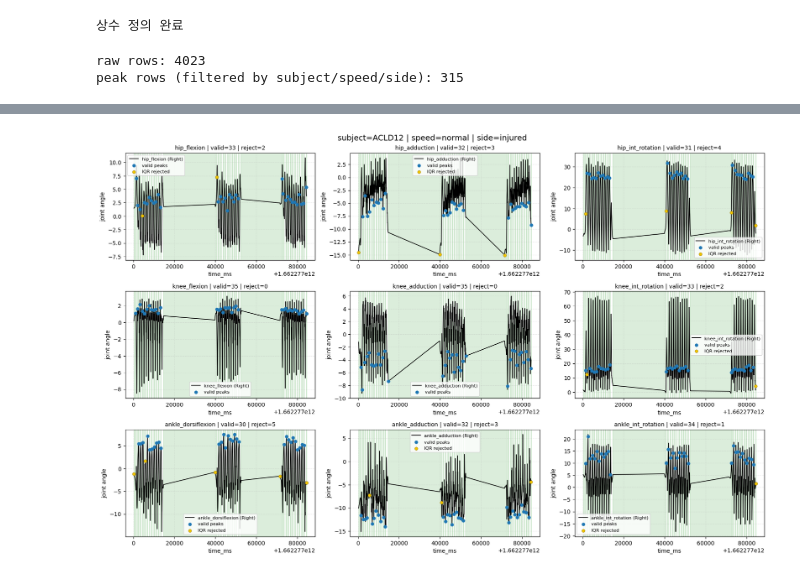
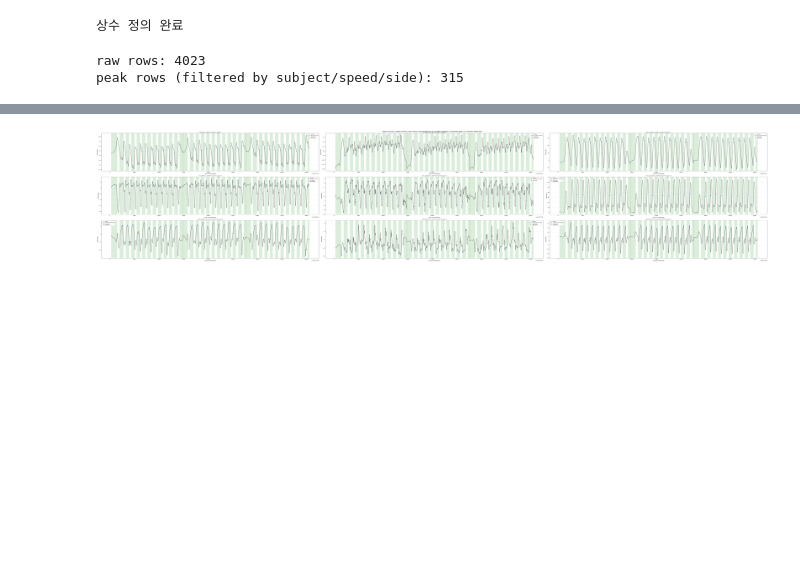
Before and after one commit to ryutt919/Knee-Assessment-from-Gait, a Jupyter notebook: notebooks/peak_segmentation.ipynb, the cells around one changed output, grey strips where cells are left out. Drawn from its saved outputs; the diff is of its cells as text; code cells hidden in the pictures; blank space fills up the shorter version.

```diff
--- a/notebooks/peak_segmentation.ipynb
+++ b/notebooks/peak_segmentation.ipynb
@@ -42,21 +42,24 @@ SUBJECT_ID_ALIASES = {
     "ACLR38": "ACLR36",
 }
 
+# Lower-limb jointAngle mapping is standardized as
+# adduction -> int_rotation -> flexion (ankle: dorsiflexion).
 JOINT_COLS = {
-    "hip_flexion": ("jointAngle_42", "jointAngle_54"),
-    "hip_adduction": ("jointAngle_43", "jointAngle_55"),
-    "hip_int_rotation": ("jointAngle_44", "jointAngle_56"),
-    "knee_flexion": ("jointAngle_45", "jointAngle_57"),
-    "knee_adduction": ("jointAngle_46", "jointAngle_58"),
-    "knee_int_rotation": ("jointAngle_47", "jointAngle_59"),
-    "ankle_dorsiflexion": ("jointAngle_48", "jointAngle_60"),
-    "ankle_adduction": ("jointAngle_49", "jointAngle_61"),
-    "ankle_int_rotation": ("jointAngle_50", "jointAngle_62"),
+    "hip_adduction": ("jointAngle_42", "jointAngle_54"),
+    "hip_int_rotation": ("jointAngle_43", "jointAngle_55"),
+    "hip_flexion": ("jointAngle_44", "jointAngle_56"),
+    "knee_adduction": ("jointAngle_45", "jointAngle_57"),
+    "knee_int_rotation": ("jointAngle_46", "jointAngle_58"),
+    "knee_flexion": ("jointAngle_47", "jointAngle_59"),
+    "ankle_adduction": ("jointAngle_48", "jointAngle_60"),
+    "ankle_int_rotation": ("jointAngle_49", "jointAngle_61"),
+    "ankle_dorsiflexion": ("jointAngle_50", "jointAngle_62"),
 }
 
-FOOT_CONTACT_COLS = {
-    "Right": "footContacts_2",
-    "Left": "footContacts_0",
+# mvnx footContactDefinition: 0=LeftHeel, 1=LeftToe, 2=RightHeel, 3=RightToe
+FOOT_CONTACT_PAIR_COLS = {
+    "Right": ("footContacts_2", "footContacts_3"),
+    "Left": ("footContacts_0", "footContacts_1"),
 }
 
 print("상수 정의 완료")
@@ -296,6 +594,13 @@ raw_df, peak_df, summary_df, _ = plot_peak_segmentation(
     subject_id=target_id,
     speed=target_speed,
     leg_mode="injured",
+    stance_contact_mode="heel_toe_or",  # 권장: 동측 heel 또는 toe가 접지면 stance
+    x_axis_mode="compress",             # 공백 시간대를 제거하고 데이터 구간을 이어서 그림
+    show_cut_markers=True,               # 잘린 지점을 점선으로 표시
+    gap_bridge_step_ms=None,             # None이면 샘플 간격 중앙값으로 구간 간 최소 간격 유지
+    gap_break_ms=None,                   # None이면 샘플 간격 중앙값 * gap_break_factor로 자동 임계값 설정
+    gap_break_factor=8.0,
+    show_gap_regions=True,               # original 모드에서만 회색 공백 표시
 )
 
 print("raw rows:", len(raw_df))
@@ -303,7 +608,7 @@ print("peak rows (filtered by subject/speed/side):", len(peak_df))
 display(summary_df)
 
 # 여러 ID를 반복 실행하고 싶으면 아래 예시를 사용
-# outputs = plot_peak_segmentation_for_ids(["ACLD12", "ACLD14"], speed="normal", leg_mode="injured")
+# outputs = plot_peak_segmentation_for_ids(["ACLD12", "ACLD14"], speed="normal", leg_mode="injured", stance_contact_mode="heel_toe_or", x_axis_mode="compress")
 # %% [output]
 raw rows: 4023
 peak rows (filtered by subject/speed/side): 315
@@ -320 +625 @@ peak rows (filtered by subject/speed/side): 315
-[figure, old version]
+[figure, new version]
```
Also changed, not shown: parts of 2 cells of this notebook, 2 other files.
